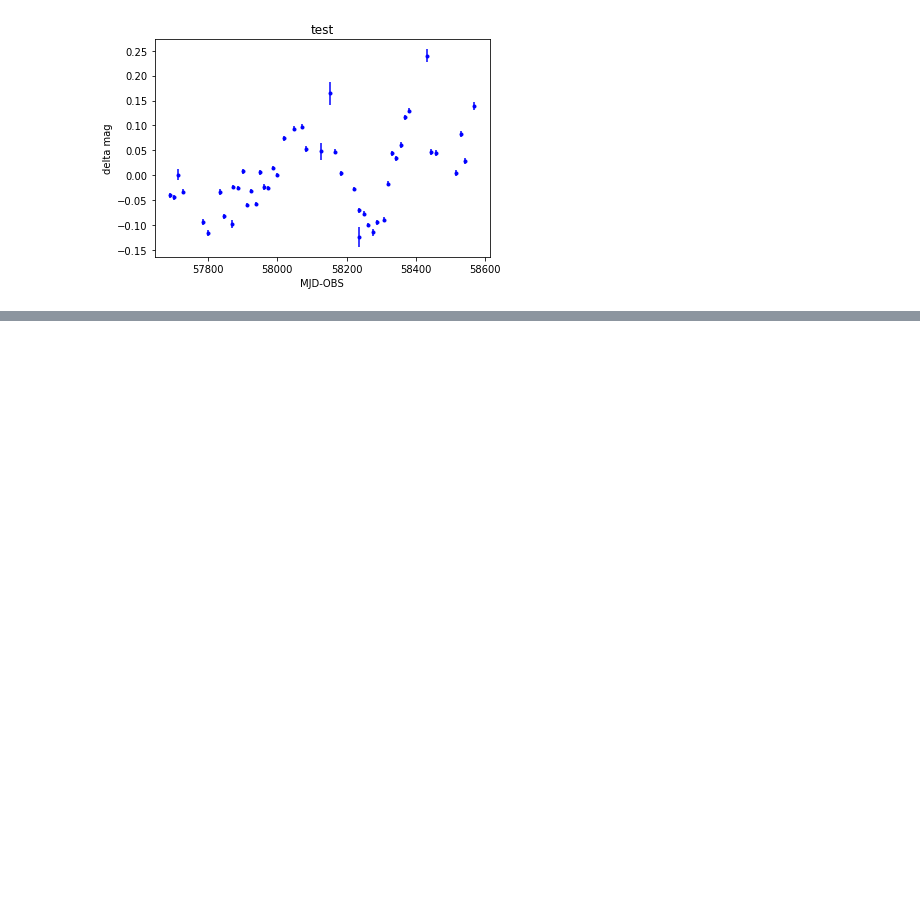
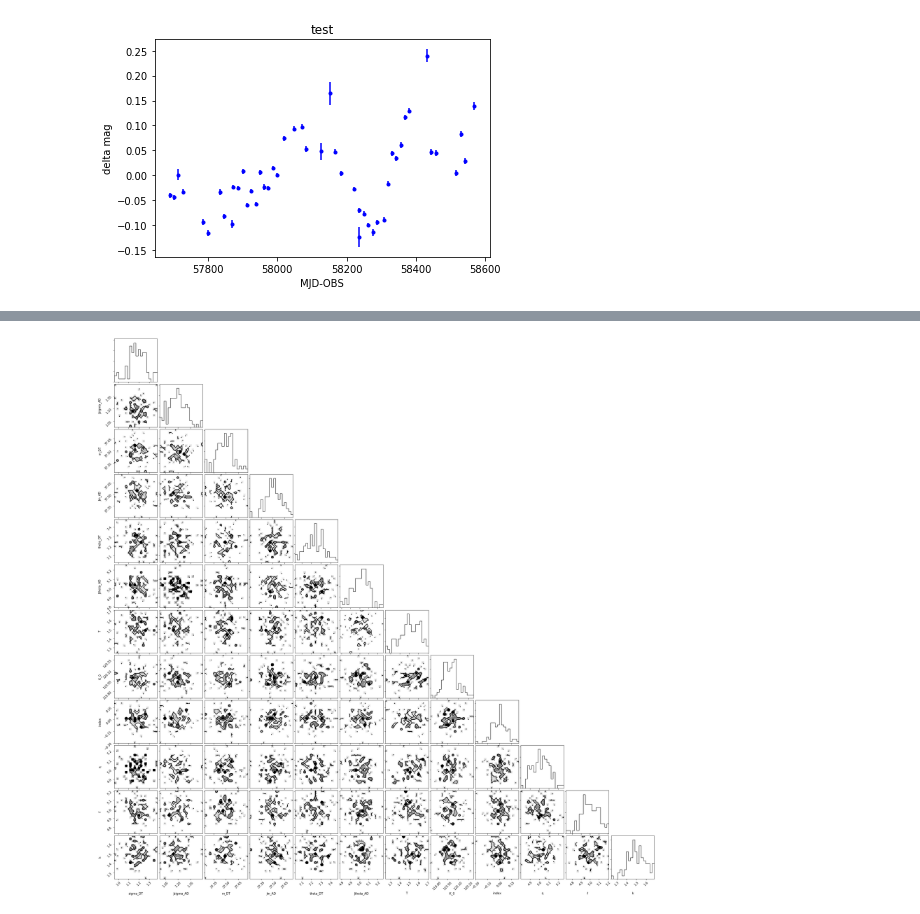
Before and after one commit to MalteBrinch/Master-Thesis-Code, a Jupyter notebook: emcee approach.ipynb, the cells around one changed output, grey strips where cells are left out. Cells and saved outputs as stored; diff of their text form; code cells hidden in the pictures; blank space fills up the shorter version.

```diff
--- a/emcee approach.ipynb
+++ b/emcee approach.ipynb
@@ -187,0 +291,7 @@ def log_likelihood(theta, x, y, yerr):
+# %%
+import corner
+
+fig = corner.corner(
+    flat_samples, labels=labels
+);
+# %% [output]
@@ -187,0 +315 @@ def log_likelihood(theta, x, y, yerr):
+[figure, added]
```
Also changed, not shown: parts of 13 cells of this notebook.
